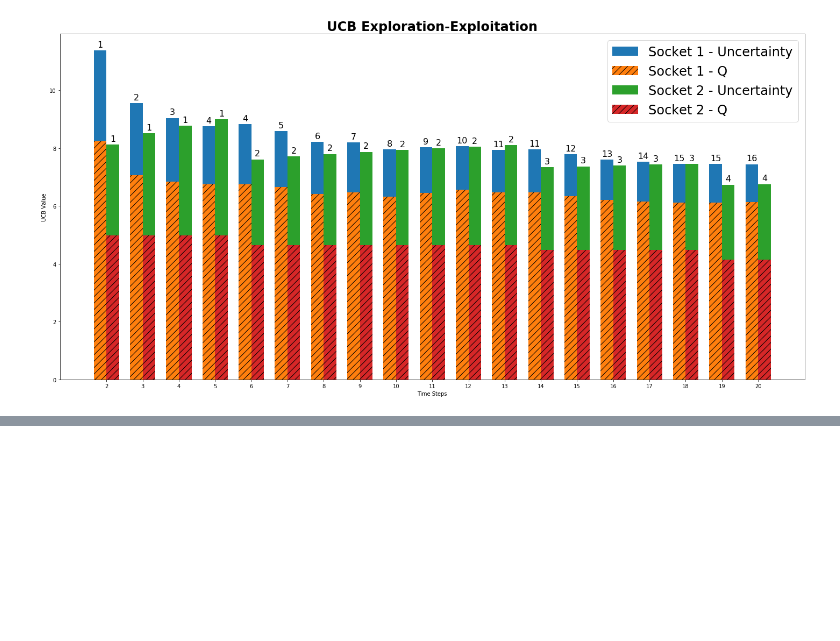
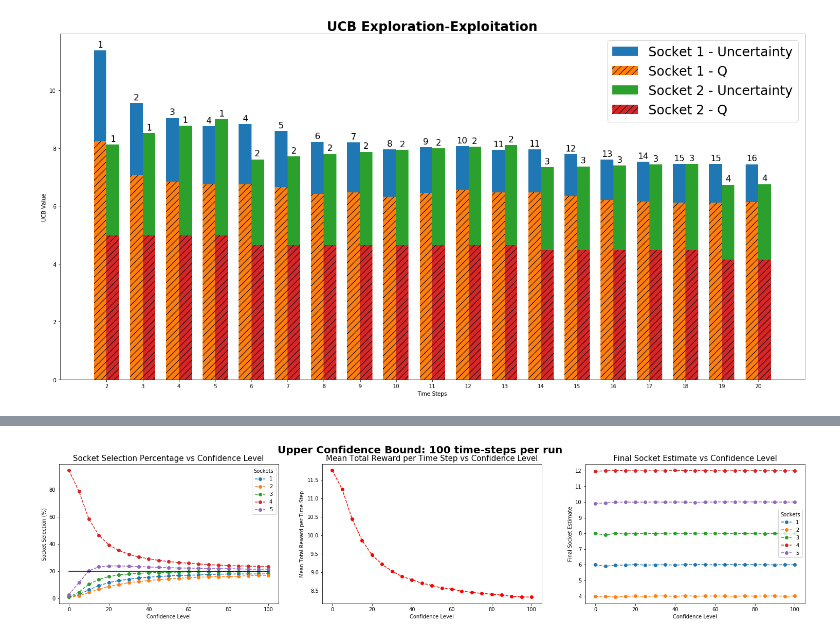
Before and after one commit to WhatIThinkAbout/BabyRobot, a Jupyter notebook: Upper Confidence Bound.ipynb, the cells around one changed output, grey strips where cells are left out. Drawn from its saved outputs; the diff is of its cells as text; code cells hidden in the pictures; blank space fills up the shorter version.

```diff
--- a/Upper Confidence Bound.ipynb
+++ b/Upper Confidence Bound.ipynb
@@ -78,7 +78,6 @@ class UCBSocketTester( SocketTester ):
         return socket_index
 # %%
 # do a single run with only 2 sockets to examine how the exploration and exploitation terms of the UCB equation vary
-c = 3.0
 number_of_sockets = 2
 number_of_steps = 20
 
@@ -86,7 +85,7 @@ number_of_steps = 20
 random.seed(0)
 np.random.seed(0)
 
-tester = UCBSocketTester( socket_order[:number_of_sockets], c )
+tester = UCBSocketTester( socket_order[:number_of_sockets], confidence_level = 3.0 )
 tester.run( number_of_steps )
 # %%
 # get the parameters to graph from the socket stats
@@ -137,0 +213,44 @@ plt.show()
+# %%
+def run_ucb_experiment( start, end, step = 0.01, number_of_tests = 100, number_of_steps = 300 ):
+
+    test_values = []
+    reward_per_timestep = []
+    optimal_selected = []
+    socket_percentages = []
+    final_socket_estimates = []
+
+    # iterate over the confidence level values
+    for confidence_level in tqdm( np.arange( start, (end+step), step ) ):
+
+        # save the test value used to run this test
+        test_values.append( confidence_level )
+
+        mean_estimates, mean_reward_per_timestep, mean_optimal_selected, mean_socket_percentage = ucb_experiment( number_of_tests, number_of_steps, confidence_level )
+
+        reward_per_timestep.append( mean_reward_per_timestep )
+        optimal_selected.append( mean_optimal_selected )
+        socket_percentages.append( mean_socket_percentage )
+        final_socket_estimates.append( mean_estimates[-1] )
+
+    return test_values, reward_per_timestep, optimal_selected, socket_percentages, final_socket_estimates
+# %%
+# how many times each test should be run
+number_of_tests = 500
+
+# the confidence level test range
+start = 0
+stop = 100.0
+step = 5
+
+number_of_steps = 100
+confidence_values, reward_per_timestep, optimal_selected, socket_percentages, final_socket_estimates = \
+    run_ucb_experiment( start, stop, step, number_of_tests, number_of_steps )
+# %%
+plot_ucb(confidence_values,
+         reward_per_timestep,
+         optimal_selected,
+         socket_percentages,
+         final_socket_estimates,
+         number_of_steps )
+# %% [output]
+[figure, added]
```
Also changed, not shown: parts of 11 cells of this notebook, 1 other file.
